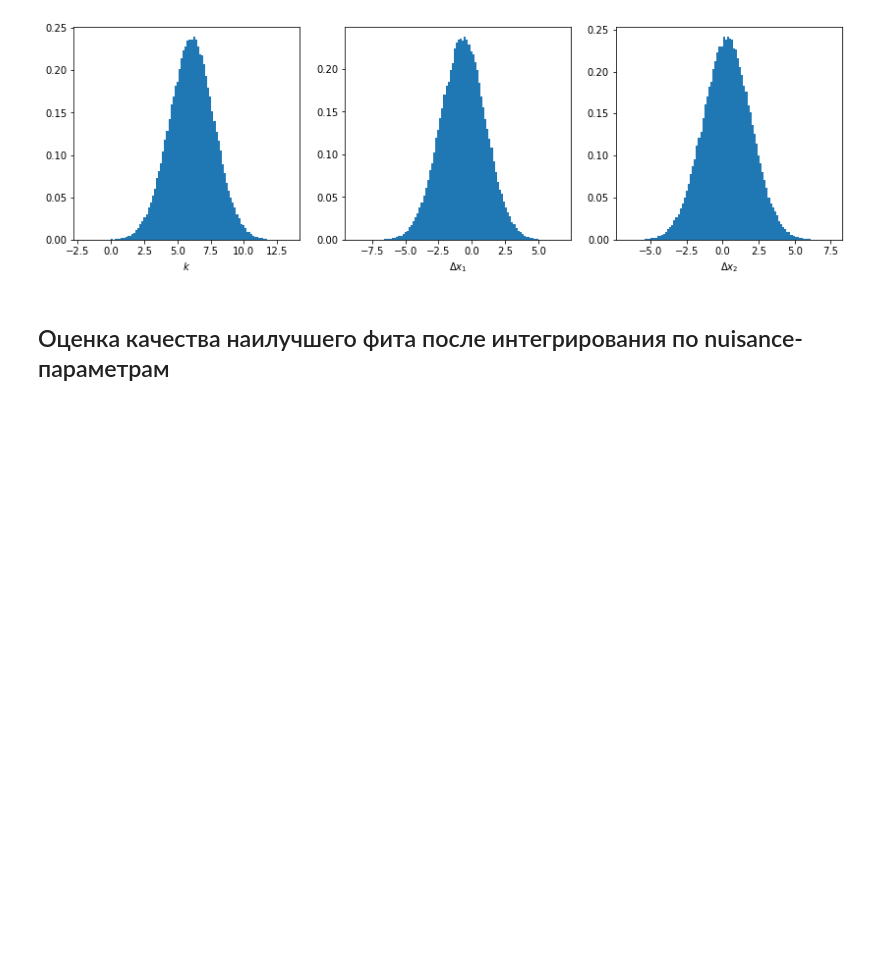
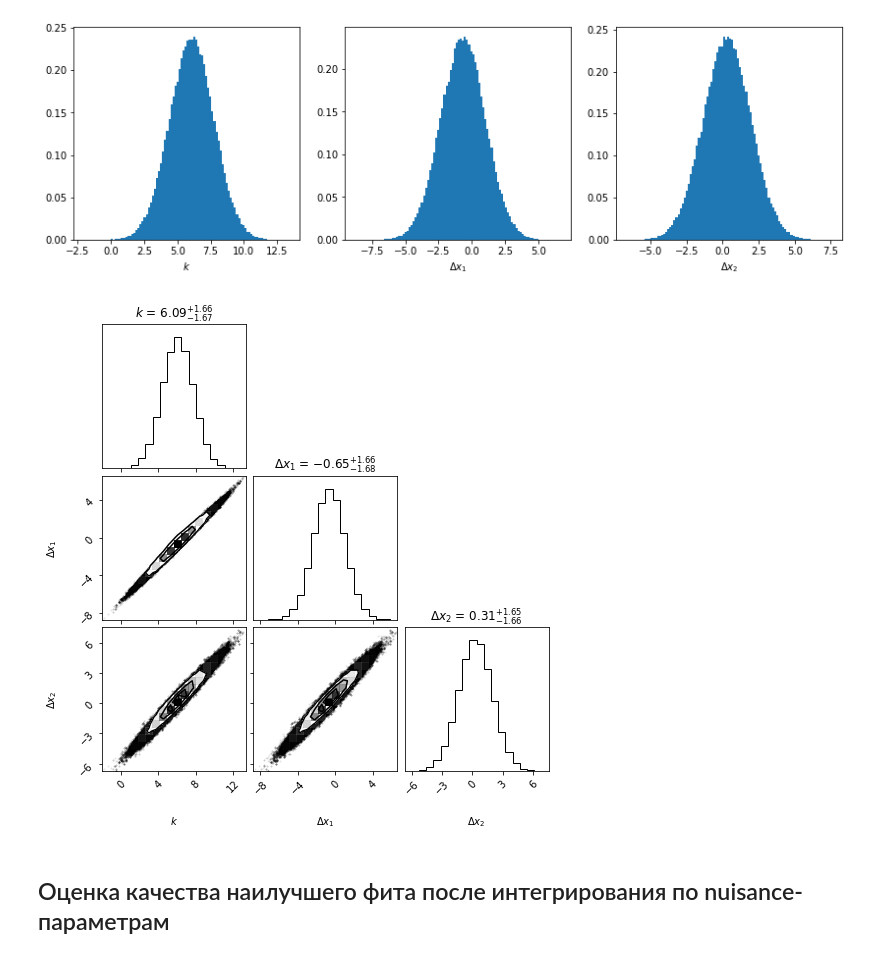
Before and after one commit to nj-vs-vh/kill-basic-hadronic-model, a Jupyter notebook: method-demo.ipynb, the cells around one changed output. Drawn from its saved outputs; the diff is of its cells as text; code cells hidden in the pictures; blank space fills up the shorter version.

Commit message:
cornerplot added for 3-dim distribution

```diff
--- a/method-demo.ipynb
+++ b/method-demo.ipynb
@@ -128,6 +128,12 @@ ax3.hist(delta_x_2_sample, bins=100, density=True)
 plt.show()
 # %% [output]
 [figure]
+# %%
+import corner
+
+figure = corner.corner(sample, labels=["$k$", "$\\Delta x_1$", "$\\Delta x_2$"], show_titles=True)
+# %% [output]
+[figure, added]
 # %%
 k_est = k_sample.mean()
 delta_x_1_est = delta_x_1_sample.mean()
```
